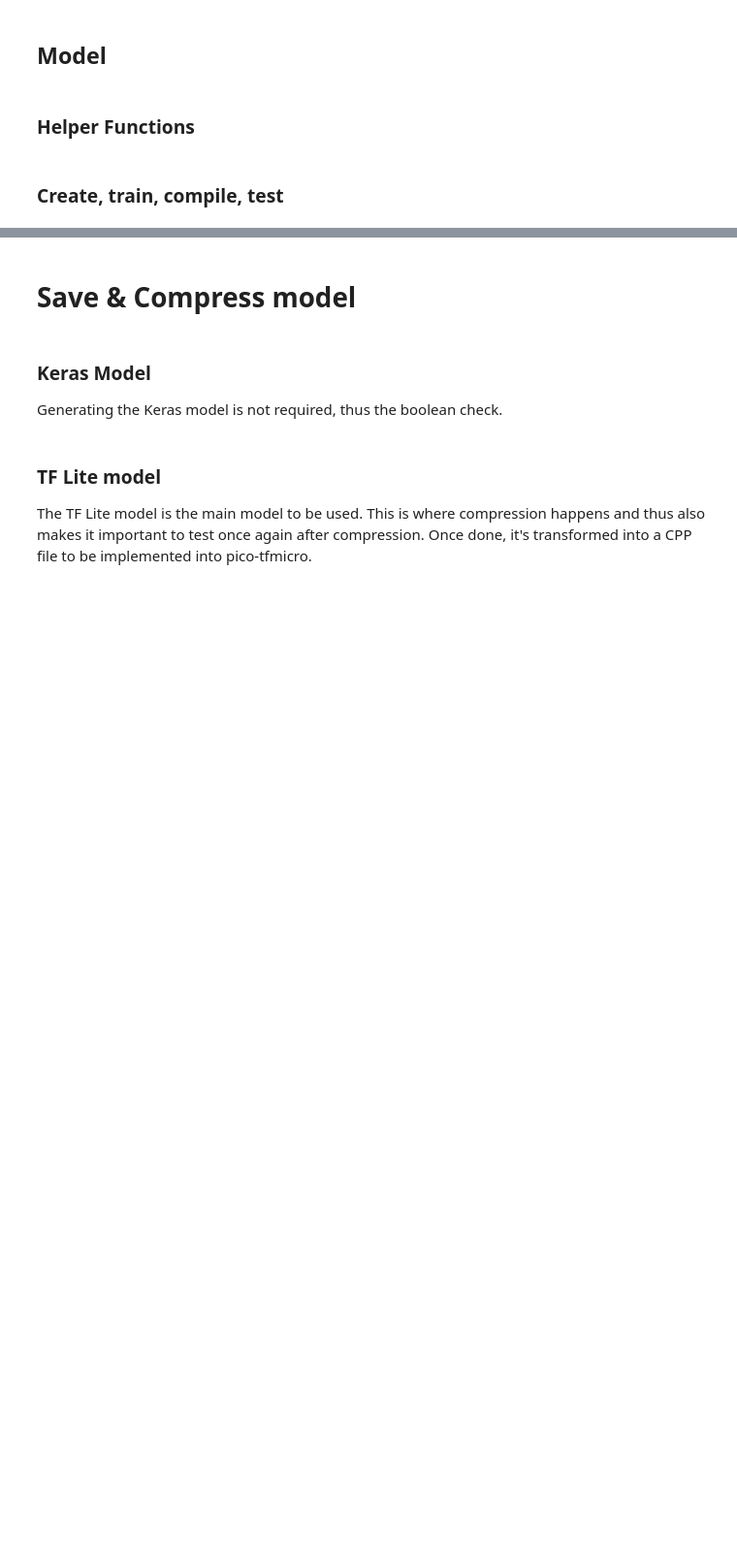
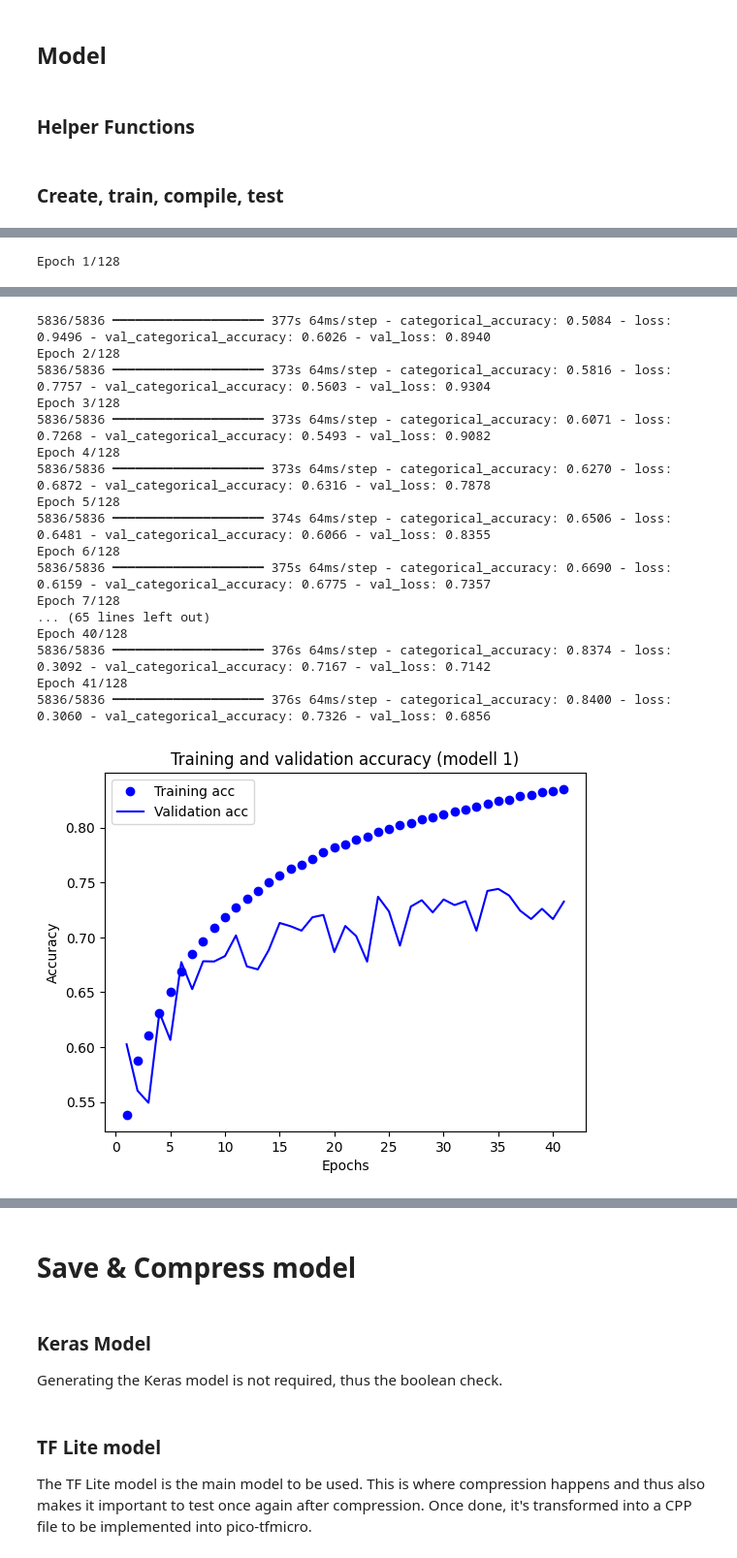
Before and after one commit to williamfridh/Vehicle-Classifying-and-Counting-Convolution-Neural-Networks-Onboard-Cost-Efficient-Microcontrollers, a Jupyter notebook: Model/model_0.ipynb, the cells around one changed output, grey strips where cells are left out. Shown: that part at 97% size. Drawn from its saved outputs; the diff is of its cells as text; code cells hidden in the pictures; blank space fills up the shorter version.

Commit message:
74% model created

```diff
--- a/Model/model_0.ipynb
+++ b/Model/model_0.ipynb
@@ -3,7 +3,7 @@
 
 This file contains the code for creatiing, training, and compressing the CNN used for the thesis project.
 # %%
-DATASET_PATH = "/content/drive/MyDrive/seconds_per_frame:0.50,overlap:0.25,mfccs:40_.csv"
+DATASET_PATH = "seconds_per_frame_0.50,overlap_0.25,mfccs_40_.csv"
 INPUT_SHAPE = (40, 16, 1)
 
 MODEL_NAME = "cnn"
@@ -174,7 +195,7 @@ def printConfusionMatrix(model, x_test, y_test, labels_set):
 def fitModel(model, x_train, y_train, x_val, y_val, epochs, doPrintHistory, class_weight, verbose, batch_size):
 
     # Define early stopping callback.
-    early_stopping = EarlyStopping(monitor='val_loss', patience=3, restore_best_weights=True)
+    early_stopping = EarlyStopping(monitor='val_loss', patience=7, restore_best_weights=True)
 
     history = model.fit(
         x=x_train,
@@ -225,20 +246,39 @@ def evaluate_tflite_model(model_path, x_test, y_test):
 # %% [markdown]
 ### Create, train, compile, test
 # %%
+
+
 model = keras.Sequential([
     InputLayer(shape=INPUT_SHAPE),
 
     Conv2D(filters=32, kernel_size=3, activation="relu", padding='same'),
     BatchNormalization(),
+    Conv2D(filters=32, kernel_size=3, activation="relu", padding='same'),
+    BatchNormalization(),
     MaxPooling2D(),
 
     Conv2D(filters=32, kernel_size=3, activation="relu", padding='same'),
+    BatchNormalization(),
+    Conv2D(filters=32, kernel_size=3, activation="relu", padding='same'),
+    BatchNormalization(),
+    MaxPooling2D(),
+
+    Conv2D(filters=64, kernel_size=3, activation="relu", padding='same'),
+    BatchNormalization(),
+    Conv2D(filters=64, kernel_size=3, activation="relu", padding='same'),
+    BatchNormalization(),
+    MaxPooling2D(),
+
+    Conv2D(filters=64, kernel_size=3, activation="relu", padding='same'),
+    BatchNormalization(),
+    Conv2D(filters=64, kernel_size=3, activation="relu", padding='same'),
     MaxPooling2D(),
 
     # Feature Pooling (Combining Max & Average Pooling)
     Flatten(),
 
     # Fully Connected Layer
+    Dense(64, activation="relu", kernel_regularizer=l2(0.001)),
     Dense(32, activation="relu", kernel_regularizer=l2(0.001)),
 
     # Output Layer (Softmax for multi-class classification)
@@ -249,2 +318,4 @@ compileModel(model)
 # %%
-fitModel(model, x_train, y_train, x_val, y_val, 6, True, dist_class_weight, 1, 32)
+fitModel(model, x_train, y_train, x_val, y_val, 128, True, dist_class_weight, 1, 64)
+# %% [output]
+Epoch 1/128
@@ -250,0 +323,18 @@ fitModel(model, x_train, y_train, x_val, y_val, 6, True, dist_class_weight, 1, 3
+5836/5836 ━━━━━━━━━━━━━━━━━━━━ 377s 64ms/step - categorical_accuracy: 0.5084 - loss: 0.9496 - val_categorical_accuracy: 0.6026 - val_loss: 0.8940
+Epoch 2/128
+5836/5836 ━━━━━━━━━━━━━━━━━━━━ 373s 64ms/step - categorical_accuracy: 0.5816 - loss: 0.7757 - val_categorical_accuracy: 0.5603 - val_loss: 0.9304
+Epoch 3/128
+5836/5836 ━━━━━━━━━━━━━━━━━━━━ 373s 64ms/step - categorical_accuracy: 0.6071 - loss: 0.7268 - val_categorical_accuracy: 0.5493 - val_loss: 0.9082
+Epoch 4/128
+5836/5836 ━━━━━━━━━━━━━━━━━━━━ 373s 64ms/step - categorical_accuracy: 0.6270 - loss: 0.6872 - val_categorical_accuracy: 0.6316 - val_loss: 0.7878
+Epoch 5/128
+5836/5836 ━━━━━━━━━━━━━━━━━━━━ 374s 64ms/step - categorical_accuracy: 0.6506 - loss: 0.6481 - val_categorical_accuracy: 0.6066 - val_loss: 0.8355
+Epoch 6/128
+5836/5836 ━━━━━━━━━━━━━━━━━━━━ 375s 64ms/step - categorical_accuracy: 0.6690 - loss: 0.6159 - val_categorical_accuracy: 0.6775 - val_loss: 0.7357
+Epoch 7/128
+... (65 lines left out)
+Epoch 40/128
+5836/5836 ━━━━━━━━━━━━━━━━━━━━ 376s 64ms/step - categorical_accuracy: 0.8374 - loss: 0.3092 - val_categorical_accuracy: 0.7167 - val_loss: 0.7142
+Epoch 41/128
+5836/5836 ━━━━━━━━━━━━━━━━━━━━ 376s 64ms/step - categorical_accuracy: 0.8400 - loss: 0.3060 - val_categorical_accuracy: 0.7326 - val_loss: 0.6856
+[figure, added]
```
Also changed, not shown: parts of 13 cells of this notebook, 2 other files.
